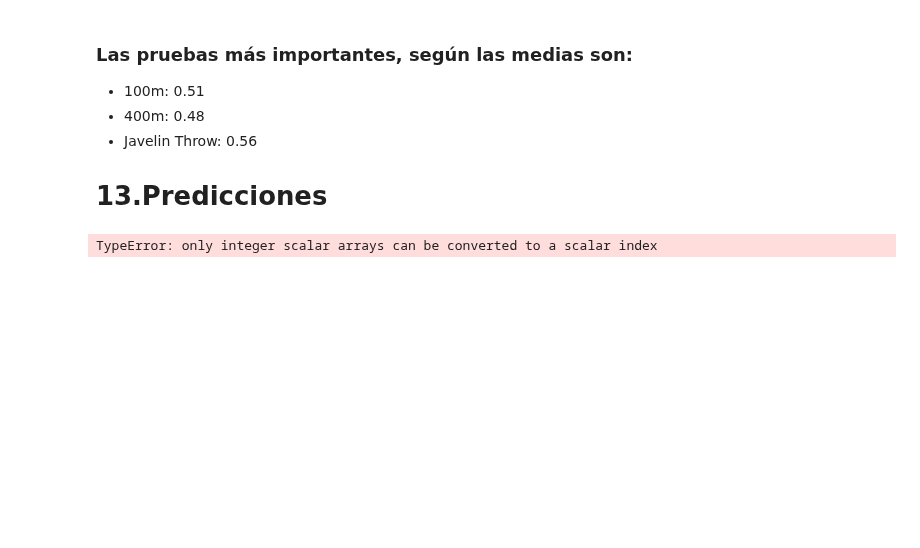
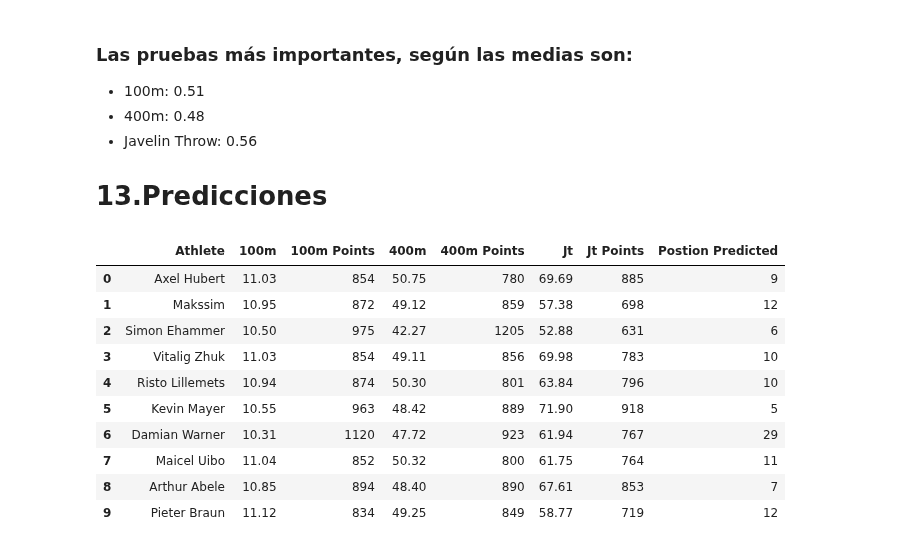
Before and after one commit to RaulCapellanFernandez/DecatlonEstadistics, a Jupyter notebook: PredictionsAlgorithms.ipynb, the cells around one changed output. Saved outputs shown, nothing was run; the diff lists cells and outputs as text; code cells hidden in the pictures; blank space fills up the shorter version.

```diff
--- a/PredictionsAlgorithms.ipynb
+++ b/PredictionsAlgorithms.ipynb
@@ -440,32 +440,42 @@ print(mediaPrueba)
 # %%
 ddbbData = ddbb[['100m', '100m Points', '400m', '400m Points', 'Jt', 'Jt Points']]
 
 #Creamos el dataset para entrenar los algoritmos
 X_train, X_test, y_train, y_test = train_test_split(ddbbData, ddbb['Position'], test_size=0.3)
 
 #Entrenamos el modelo
 ejecutaAlgoritmosMachineLearning(X_train, X_test, y_train, y_test)
 
 #Crea el dataset con los datos para las predicciones
 predictionData = pd.read_csv("/Github/DecatlonEstadistics/resources/testResults.csv")
 del predictionData['Unnamed: 7']
 
 predictionData.columns = ['Athlete','100m','100m Points','400m','400m Points','Jt','Jt Points']
 
 predDataset = predictionData[['100m','100m Points','400m','400m Points','Jt','Jt Points']]
 
 X_test = predDataset
 
 #Predicciones Regresion Lineal
 regL = linear_model.LinearRegression()
 
 regL.fit(X_train, y_train)
 
 y_pred = regL.predict(X_test)
 
- = [int(x) for x in a]
+posPredict = [int(x) for x in y_pred]
 
-predictionData.insert(7, "Postion Predicted", y_pred, True)
+predictionData.insert(7, "Postion Predicted", posPredict, True)
 predictionData
 # %% [output]
-TypeError: only integer scalar arrays can be converted to a scalar index
+|  | Athlete | 100m | 100m Points | 400m | 400m Points | Jt | Jt Points | Postion Predicted |
+| 0 | Axel Hubert | 11.03 | 854 | 50.75 | 780 | 69.69 | 885 | 9 |
+| 1 | Makssim | 10.95 | 872 | 49.12 | 859 | 57.38 | 698 | 12 |
+| 2 | Simon Ehammer | 10.50 | 975 | 42.27 | 1205 | 52.88 | 631 | 6 |
+| 3 | Vitalig Zhuk | 11.03 | 854 | 49.11 | 856 | 69.98 | 783 | 10 |
+| 4 | Risto Lillemets | 10.94 | 874 | 50.30 | 801 | 63.84 | 796 | 10 |
+| 5 | Kevin Mayer | 10.55 | 963 | 48.42 | 889 | 71.90 | 918 | 5 |
+| 6 | Damian Warner | 10.31 | 1120 | 47.72 | 923 | 61.94 | 767 | 29 |
+| 7 | Maicel Uibo | 11.04 | 852 | 50.32 | 800 | 61.75 | 764 | 11 |
+| 8 | Arthur Abele | 10.85 | 894 | 48.40 | 890 | 67.61 | 853 | 7 |
+| 9 | Pieter Braun | 11.12 | 834 | 49.25 | 849 | 58.77 | 719 | 12 |
```
Also changed, not shown: parts of 11 cells of this notebook.
